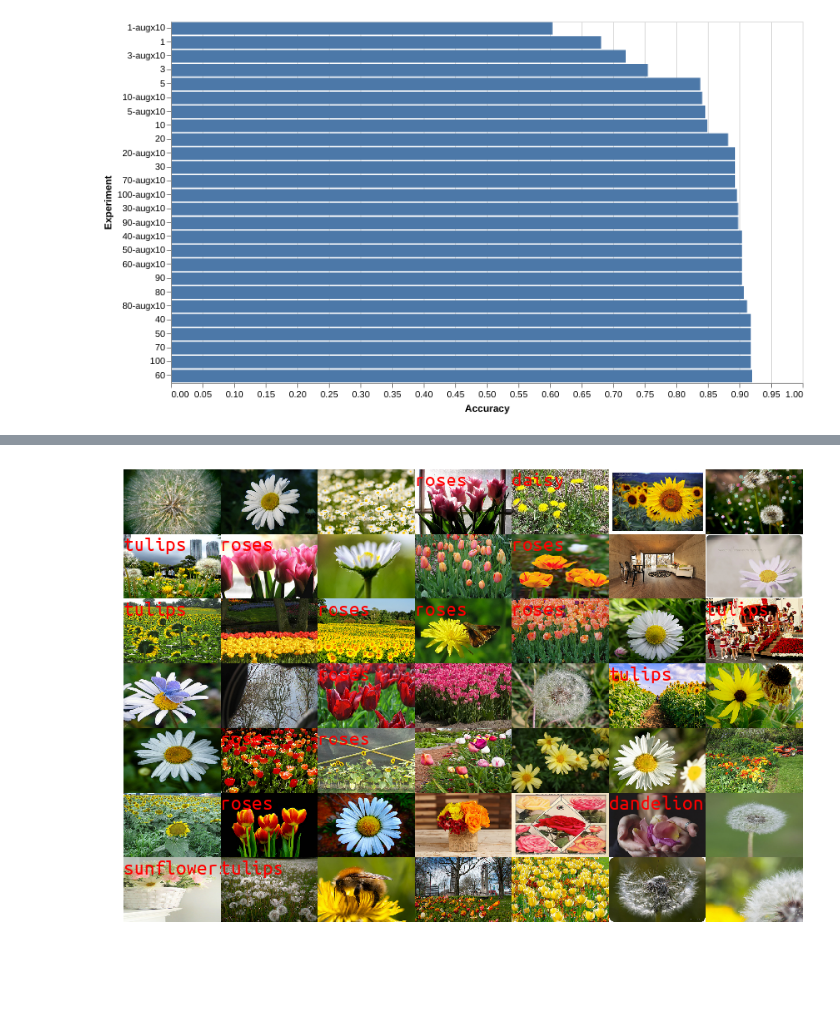
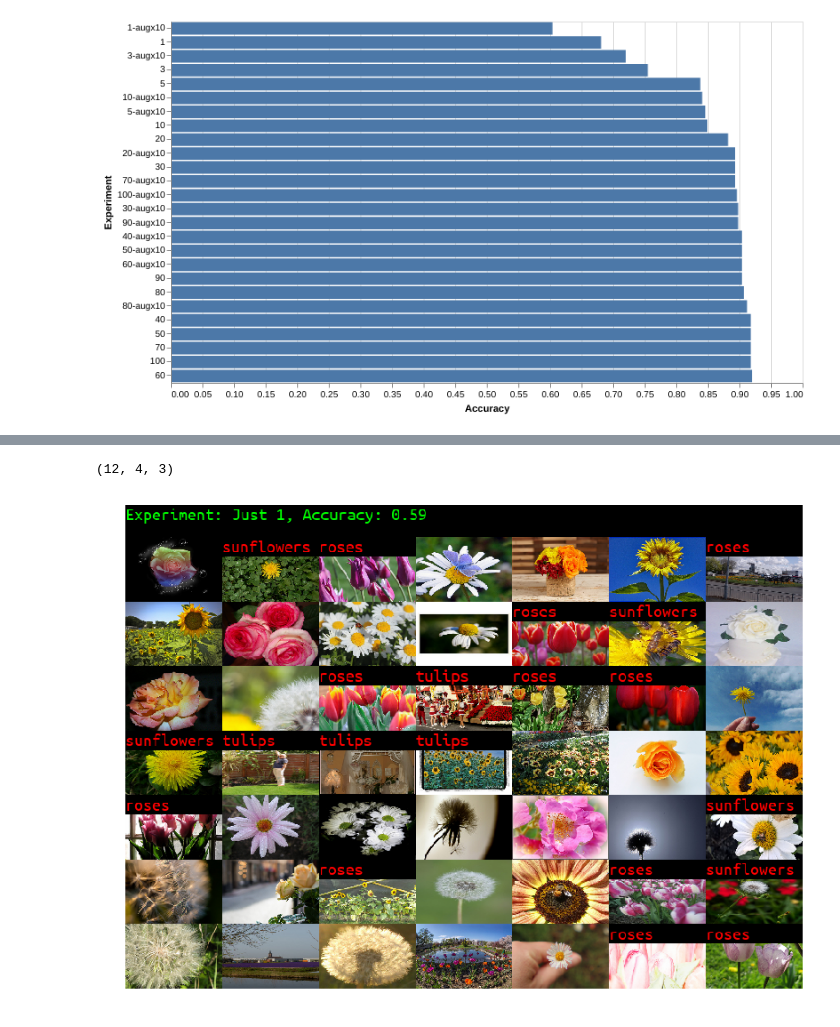
Before and after one commit to BraneShop/how-much-data-experiments, a Jupyter notebook: notebooks/Analysis.ipynb, the cells around one changed output, grey strips where cells are left out. Saved outputs shown, nothing was run; the diff lists cells and outputs as text; code cells hidden in the pictures; blank space fills up the shorter version.

```diff
--- a/notebooks/Analysis.ipynb
+++ b/notebooks/Analysis.ipynb
@@ -173,20 +168,13 @@ fns   = preds.sample(n=rows*cols)["file_name"].values
 w = 120
 h = 80
 
-def load_image (filename):
+def load_image (preds, filename):
     row = preds[preds.file_name == filename]
-
-    # img  = Image.open("../" + filename)
-
 
     i = imread(f"../{filename}")
     i = resize(i, [h, w, 3], mode="reflect")
 
     if not(row["correct"].values[0]):
-        print(filename)
-#        i = rgb2grey(i)
-#        i = np.ones((1, 1, 3)) * np.expand_dims(i, -1)
-
         cols = [c for c in row.columns if c.startswith("predicted")]
         best = ""
         last = 0
@@ -198,14 +186,15 @@ def load_image (filename):
                 best = name
                 last = v
 
-        text  = best
+        text   = best
         colour = 255,0,0
 
         img  = Image.fromarray(np.uint8(i*255))
         draw = ImageDraw.Draw(img)
         ttf  = "/usr/share/fonts/truetype/ubuntu/UbuntuMono-R.ttf"
-        font = ImageFont.truetype(ttf, 25)
+        font = ImageFont.truetype(ttf, 22)
 
+        draw.rectangle(((0, 0), (w, 23)), fill="black")
         draw.text((0, 0), text, colour, font=font)
 
         i = np.array(img) / 255
@@ -217,7 +206,4 @@ def load_image (filename):
 
     i = np.expand_dims(i, 0)
 
-    return i
-
-images = [ load_image(fn) for fn in fns ]
-images = np.concatenate(images)
+    return i, row["correct"].values[0]
@@ -256,7 +222,0 @@ def grid (im_in, ncols=3):
-# %%
-a = grid(images, ncols=cols)
-plt.axis("Off")
-plt.rcParams["figure.figsize"] = (20,10)
-plt.imshow(a);
-# %% [output]
-[figure, removed]
@@ -262,0 +226,44 @@ plt.imshow(a);
+# %%
+b.shape
+# %% [output]
+(12, 4, 3)
+# %%
+def grid_for_run(run, fns=None, title="", rows=7, cols=7):
+    preds = holdout_max("{}".format(run))
+
+    if fns is None:
+        fns   = preds.sample(n=rows*cols)["file_name"].values
+
+    images_and_accs = [ load_image(preds, fn) for fn in fns ]
+    right  = len([ 1 for i, acc in images_and_accs if acc ])
+    wrong  = len(images_and_accs) - right
+
+    acc = right / (right + wrong)
+t
+    images = [ i for i, acc in images_and_accs ]
+    images = np.concatenate(images)
+
+    a = grid(images, ncols=cols)
+    a = np.concatenate([np.zeros((40, a.shape[1], a.shape[2])), a])
+
+    img  = Image.fromarray(np.uint8(a*255))
+    draw = ImageDraw.Draw(img)
+    ttf  = "/usr/share/fonts/truetype/ubuntu/UbuntuMono-R.ttf"
+    font = ImageFont.truetype(ttf, 22)
+    text = "Experiment: {}, Accuracy: {}".format(title, np.round(acc, 2))
+
+    ww = cols * w
+    draw.rectangle(((0, 0), (ww, 23)), fill="black")
+    draw.text((0, 0), text, (0, 255, 0), font=font)
+
+    a = np.array(img)
+
+    return np.uint8(a)
+
+a = grid_for_run("1", title="Just 1")
+
+plt.axis("Off")
+plt.rcParams["figure.figsize"] = (20,10)
+plt.imshow(a);
+# %% [output]
+[figure, added]
```
Also changed, not shown: parts of 6 cells of this notebook, 1 other file.
